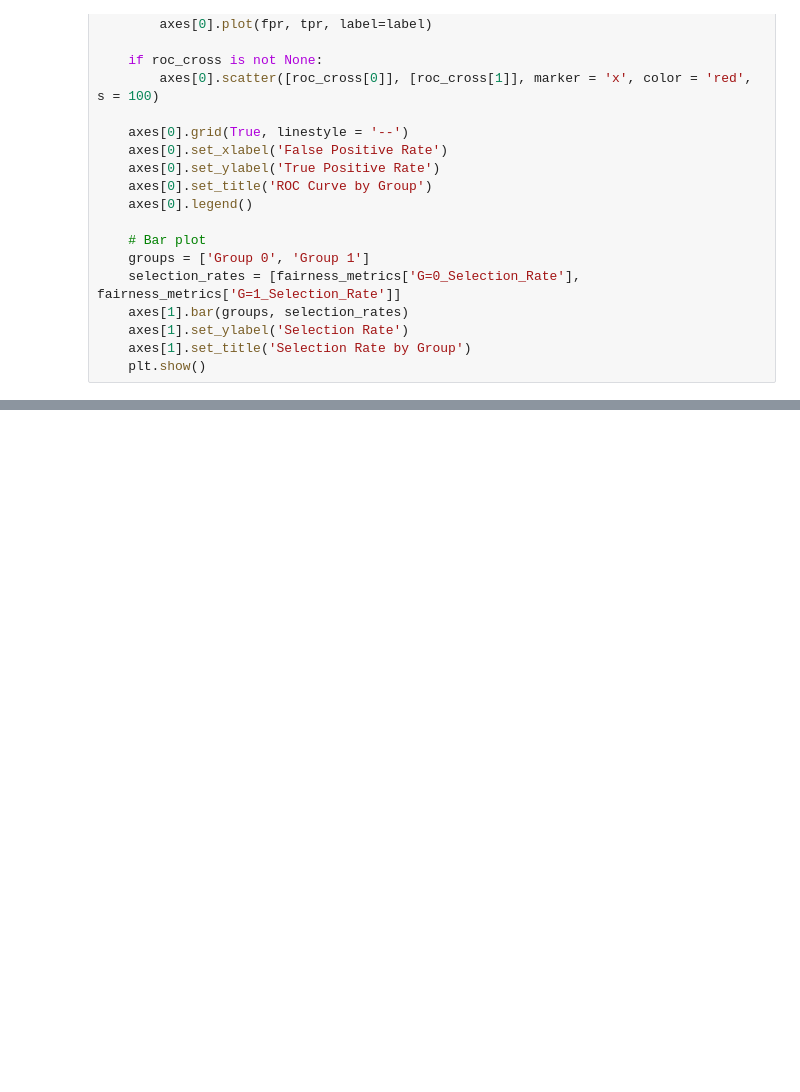
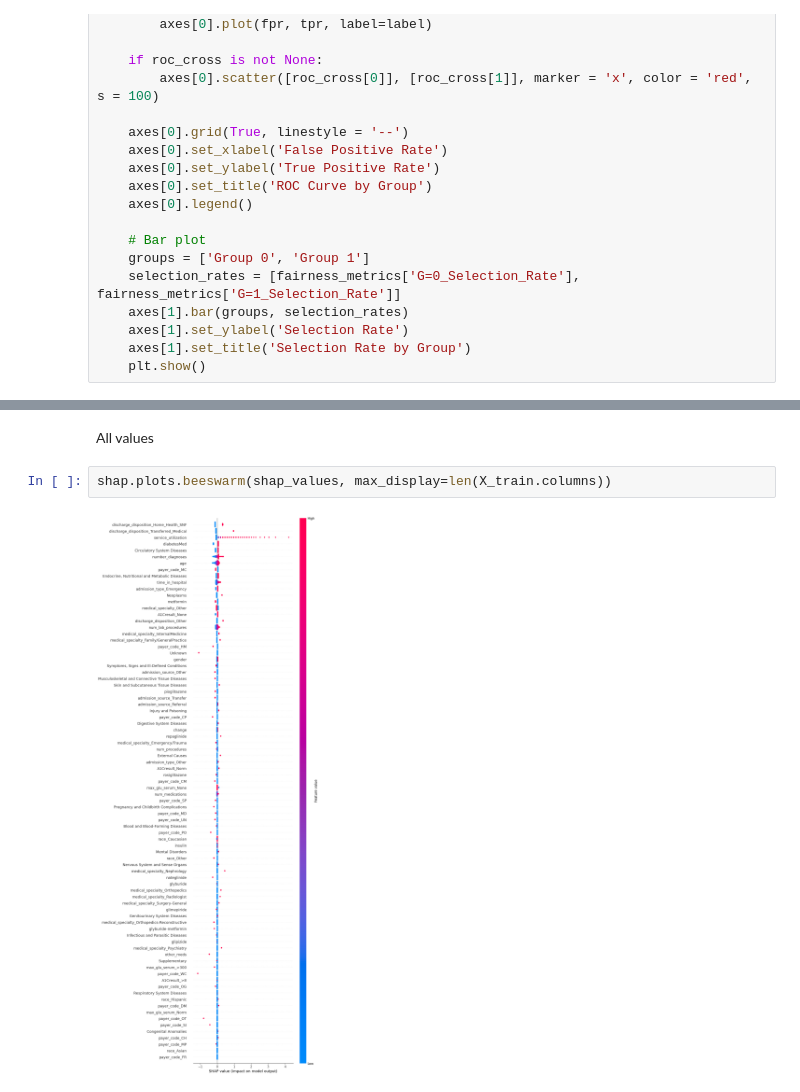
Before and after one commit to sanderengel/afae_exam_project, a Jupyter notebook: Fairness_analysis.ipynb, the cells around one changed output, grey strips where cells are left out. Drawn from its saved outputs; the diff is of its cells as text; blank space fills up the shorter version.

```diff
--- a/Fairness_analysis.ipynb
+++ b/Fairness_analysis.ipynb
@@ -216,0 +245,6 @@ Equalized odds not achieved.
+# %% [markdown]
+All values
+# %%
+shap.plots.beeswarm(shap_values, max_display=len(X_train.columns))
+# %% [output]
+[figure, added]
```
Also changed, not shown: parts of 15 cells of this notebook.
